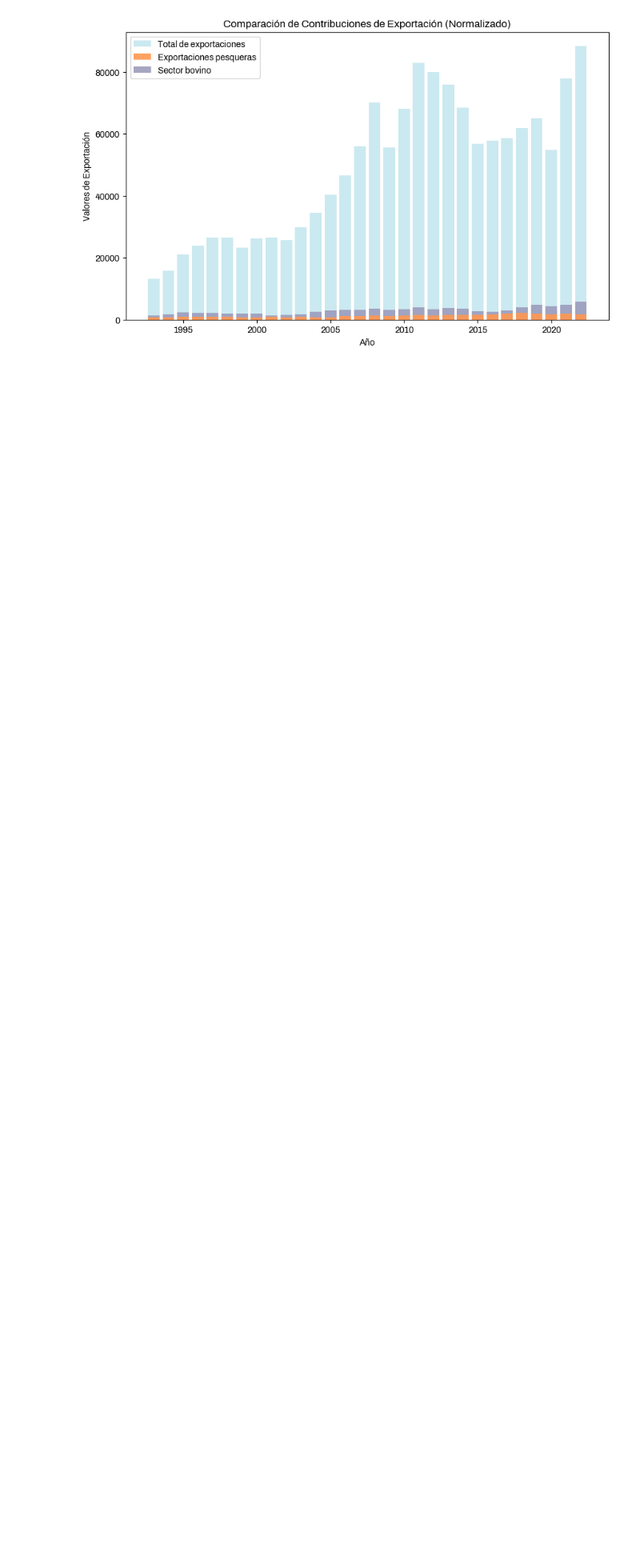
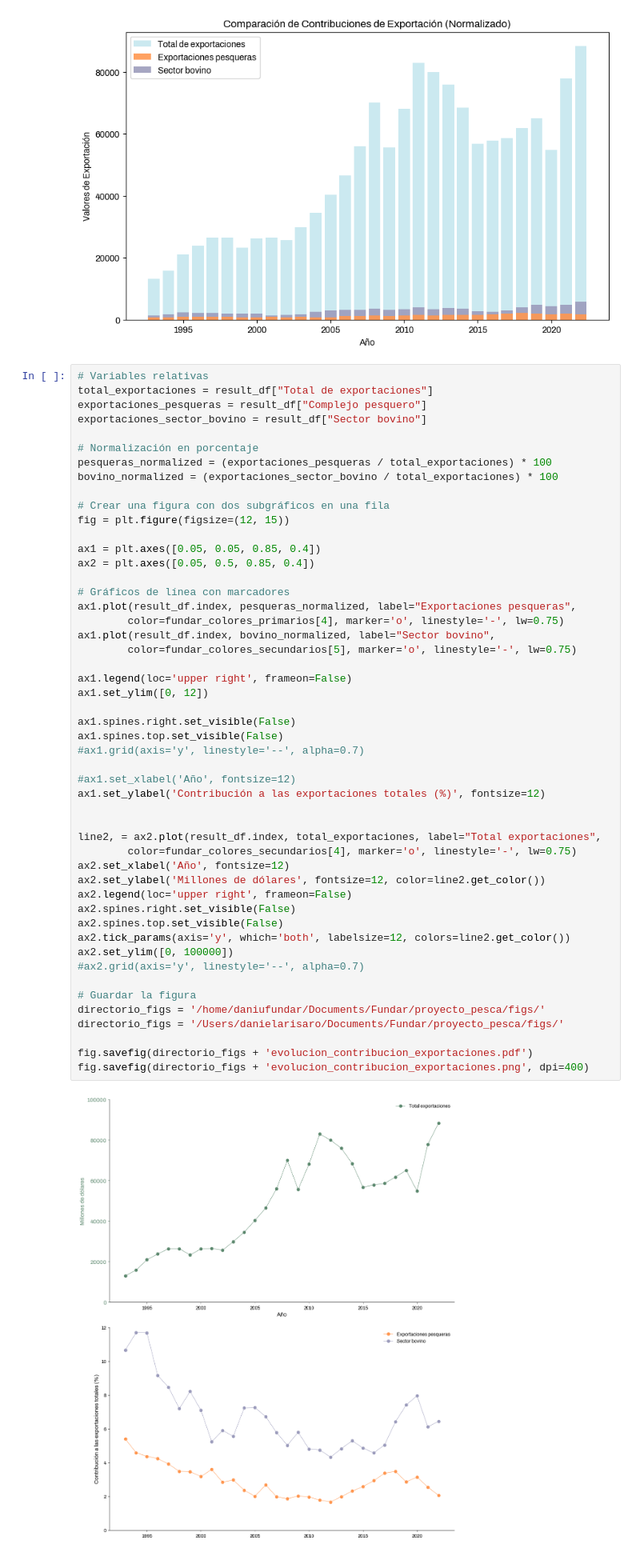
Before and after one commit to dbrisaro/proyecto_pesca, a Jupyter notebook: scripts/exportaciones_evolucion.ipynb, the cells around one changed output. Shown: that part at 80% size. Cells and saved outputs as stored; diff of their text form; blank space fills up the shorter version.

Commit message:
agrego plot vertical

```diff
--- a/scripts/exportaciones_evolucion.ipynb
+++ b/scripts/exportaciones_evolucion.ipynb
@@ -109,6 +88,58 @@ ax.legend()
 # %% [output]
 <matplotlib.legend.Legend at 0x...>
 [figure]
+# %%
+# Variables relativas
+total_exportaciones = result_df["Total de exportaciones"]
+exportaciones_pesqueras = result_df["Complejo pesquero"]
+exportaciones_sector_bovino = result_df["Sector bovino"]
+
+# Normalización en porcentaje
+pesqueras_normalized = (exportaciones_pesqueras / total_exportaciones) * 100
+bovino_normalized = (exportaciones_sector_bovino / total_exportaciones) * 100
+
+# Crear una figura con dos subgráficos en una fila
+fig = plt.figure(figsize=(12, 15))
+
+ax1 = plt.axes([0.05, 0.05, 0.85, 0.4])
+ax2 = plt.axes([0.05, 0.5, 0.85, 0.4])
+
+# Gráficos de línea con marcadores
+ax1.plot(result_df.index, pesqueras_normalized, label="Exportaciones pesqueras",
+        color=fundar_colores_primarios[4], marker='o', linestyle='-', lw=0.75)
+ax1.plot(result_df.index, bovino_normalized, label="Sector bovino",
+        color=fundar_colores_secundarios[5], marker='o', linestyle='-', lw=0.75)
+
+ax1.legend(loc='upper right', frameon=False)
+ax1.set_ylim([0, 12])
+
+ax1.spines.right.set_visible(False)
+ax1.spines.top.set_visible(False)
+#ax1.grid(axis='y', linestyle='--', alpha=0.7)
+
+#ax1.set_xlabel('Año', fontsize=12)
+ax1.set_ylabel('Contribución a las exportaciones totales (%)', fontsize=12)
+
+
+line2, = ax2.plot(result_df.index, total_exportaciones, label="Total exportaciones",
+        color=fundar_colores_secundarios[4], marker='o', linestyle='-', lw=0.75)
+ax2.set_xlabel('Año', fontsize=12)
+ax2.set_ylabel('Millones de dólares', fontsize=12, color=line2.get_color())
+ax2.legend(loc='upper right', frameon=False)
+ax2.spines.right.set_visible(False)
+ax2.spines.top.set_visible(False)
+ax2.tick_params(axis='y', which='both', labelsize=12, colors=line2.get_color())
+ax2.set_ylim([0, 100000])
+#ax2.grid(axis='y', linestyle='--', alpha=0.7)
+
+# Guardar la figura
+directorio_figs = '/home/daniufundar/Documents/Fundar/proyecto_pesca/figs/'
+directorio_figs = '/Users/danielarisaro/Documents/Fundar/proyecto_pesca/figs/'
+
+fig.savefig(directorio_figs + 'evolucion_contribucion_exportaciones.pdf')
+fig.savefig(directorio_figs + 'evolucion_contribucion_exportaciones.png', dpi=400)
+# %% [output]
+[figure, added]
 # %%
 # Variables relativas
 total_exportaciones = result_df["Total de exportaciones"]
```
Also changed, not shown: parts of 4 cells of this notebook, 8 other files.
